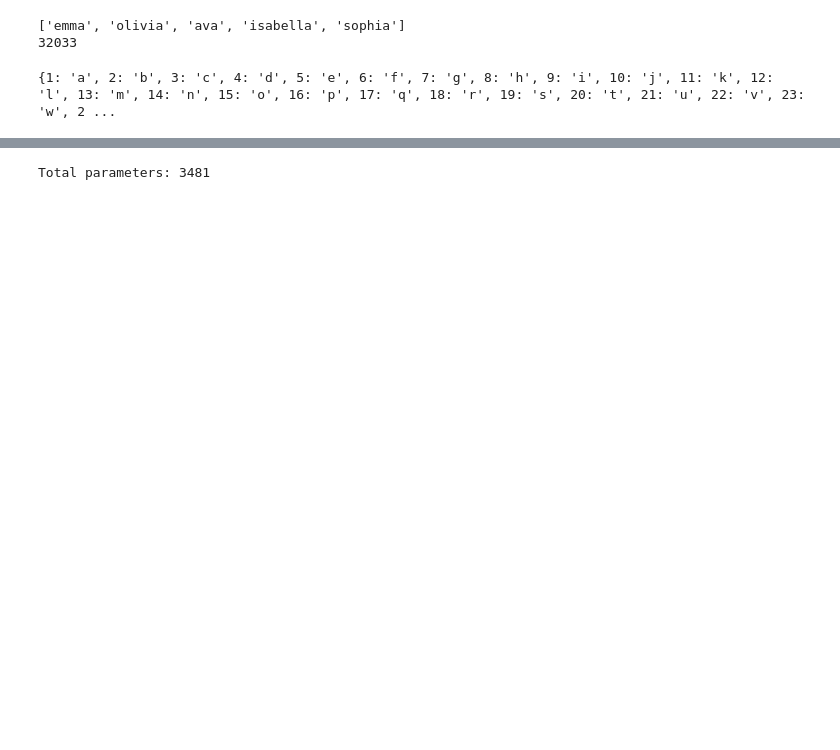
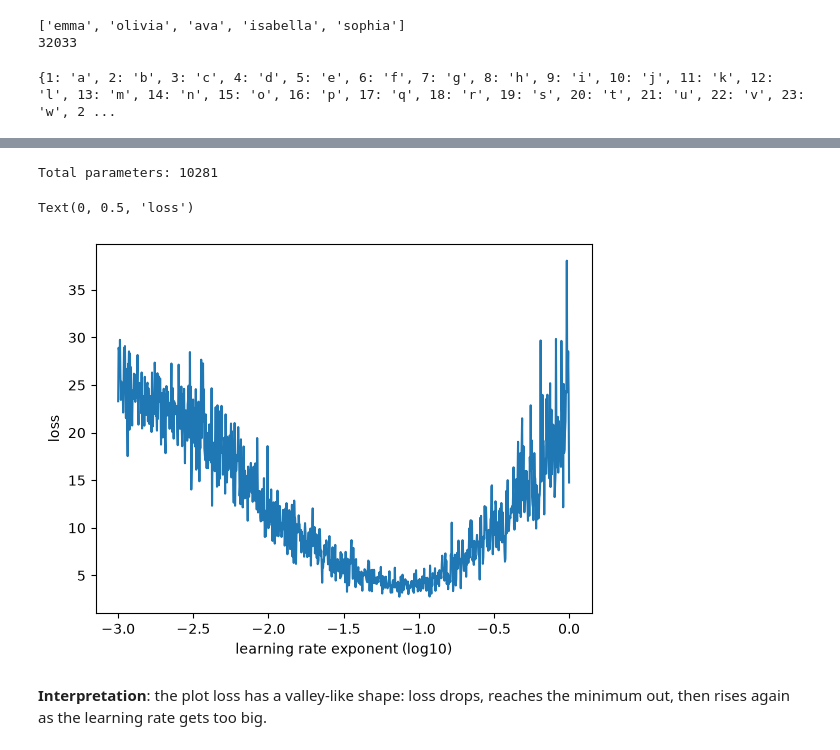
Before and after one commit to lorenzomontin/Makemore, a Jupyter notebook: MLP.ipynb, the cells around one changed output, grey strips where cells are left out. Cells and saved outputs as stored; diff of their text form; code cells hidden in the pictures; blank space fills up the shorter version.

```diff
--- a/MLP.ipynb
+++ b/MLP.ipynb
@@ -86,13 +119,18 @@ tensor(19.0038)
 # %%
-# Better way
+# Parameters initialisation
+
 g = torch.Generator().manual_seed(2147483647)
 C = torch.randn((27,2), generator = g)
-W1 = torch.randn((6,100), generator= g)
-b1 = torch.randn(100, generator=g)
-W2 = torch.randn((100,27), generator=g)
+W1 = torch.randn((6,300), generator= g)  # initial hidden layer,  n=100 neurons
+b1 = torch.randn(300, generator=g)
+W2 = torch.randn((300,27), generator=g)
 b2 = torch.randn(27, generator=g)
 parameters = [C, W1, W2, b1, b2]
 
+
+for p in parameters:
+    p.requires_grad = True
+
 print('Total parameters:',sum(p.nelement() for p in parameters))
 # %% [output]
-Total parameters: 3481
+Total parameters: 10281
@@ -106 +137,43 @@ stpi = []
+# %%
+# Learning rate search: I sweep the learning rate exponentially from 0.001 to 1.0 over exactly 1000 steps
+
+lre = torch.linspace(-3, 0, 1000) #search for lr exponents (from -3 to 0)
+lrv =10 ** lre # actual lr values from 0.001 to 1
+
+lr_log = []
+loss_log = []
+
+for i in range(1000):
+
+    #minibatch construct
+    ix = torch.randint(0, Xtrain.shape[0], (32,))
+
+    # forward pass
+    emb = C[Xtrain[ix]]
+    h = torch.tanh(emb.view(-1, 6) @ W1 + b1)
+    logits = h @ W2 + b2
+    loss = F.cross_entropy(logits, Ytrain[ix])
+
+    # backward pass
+    for p in parameters:
+        p.grad = None
+    loss.backward()
+
+    #update
+    lr =lrv[i]
+    for p in parameters:
+        p.data += -lr * p.grad
+
+    # track stats
+    lr_log.append(lre[i].item())
+    loss_log.append(loss.item())
+
+plt.plot(lr_log,  loss_log)
+plt.xlabel('learning rate exponent (log10)')
+plt.ylabel('loss')
+# %% [output]
+Text(0, 0.5, 'loss')
+[figure, added]
+# %% [markdown]
+**Interpretation**:  the plot loss has a valley-like shape: loss drops, reaches the minimum out, then rises again as the learning rate gets too big.
 # %%
```
Also changed, not shown: parts of 20 cells of this notebook, 1 other file.
